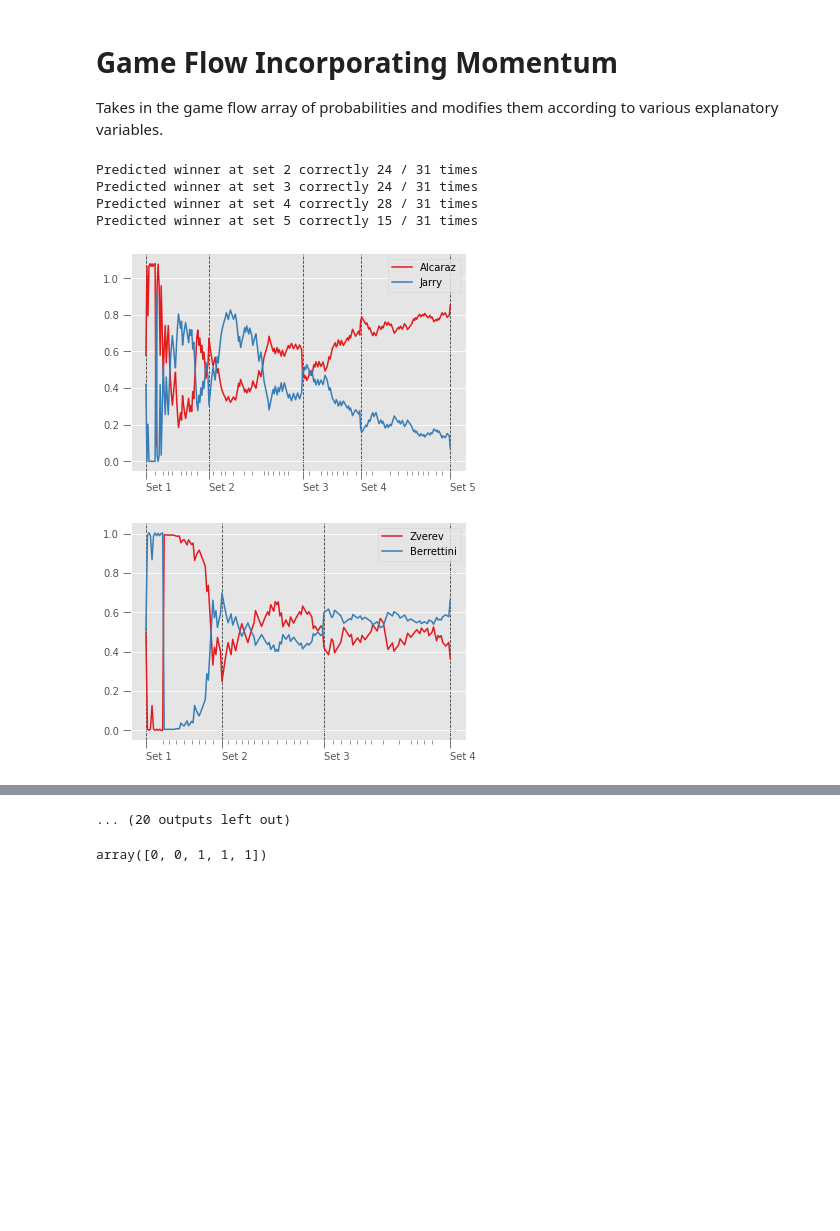
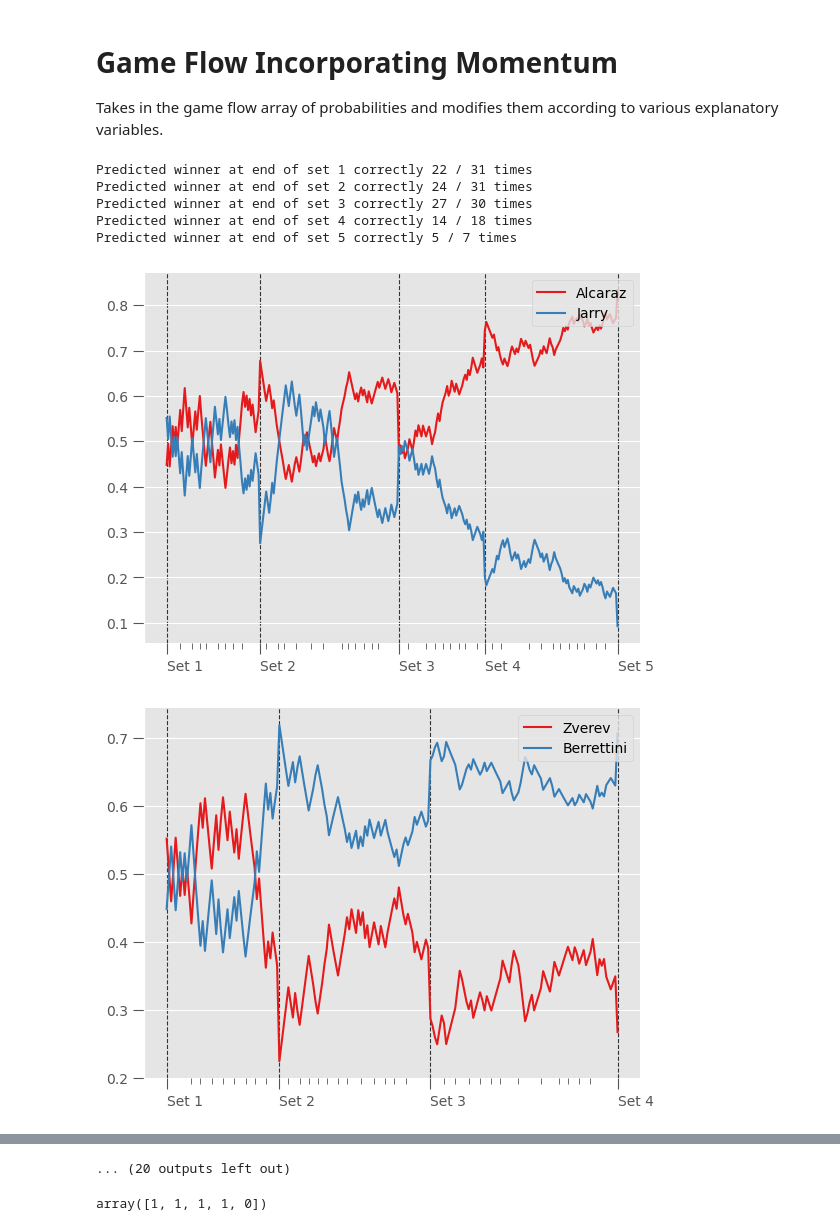
Before and after one commit to Alexkazmirchuk1/Tennis-Data-Analysis-Research, a Jupyter notebook: Test.ipynb, the cells around one changed output, grey strips where cells are left out. Cells and saved outputs as stored; diff of their text form; code cells hidden in the pictures; blank space fills up the shorter version.

```diff
--- a/Test.ipynb
+++ b/Test.ipynb
@@ -15,39 +16,50 @@ import dynamic_model1 as dm1
 # %%
 raw_data = tennis_data.load_2023()
 MATCHES_TO_EXAMINE = raw_data['match_id'].unique()
 
 set1_correct = set1_total = set2_correct = set2_total = set3_correct = set3_total = set4_correct = set4_total = 0
+
+set5_total = set5_correct = 0
 
 for MATCH_TO_EXAMINE in MATCHES_TO_EXAMINE:
     model = dm1.DynamicTennisModel(raw_data, MATCH_TO_EXAMINE)
     model.fit()
     model.graph_momentum()
     pred = model.prediction()
     result_array = model.evaluate_prediction(pred)
 
+    #print(pred)
+
     try:
-        set1_correct += result_array[0]
-        set1_total += 1
+        if not np.isnan(pred[0]):
+            set1_correct += result_array[0]
+            set1_total += 1
 
-        set2_correct += result_array[1]
-        set2_total += 1
-
-        set3_correct += result_array[2]
-        set3_total += 1
-
-        set4_correct += result_array[3]
-        set4_total += 1
+        if not np.isnan(pred[1]):
+            set2_correct += result_array[1]
+            set2_total += 1
+        if not np.isnan(pred[2]):
+            set3_correct += result_array[2]
+            set3_total += 1
+        if not np.isnan(pred[3]):
+            set4_correct += result_array[3]
+            set4_total += 1
+        if not np.isnan(pred[4]):
+            set5_correct += result_array[4]
+            set5_total += 1
     finally:
         continue
 
-print(f"Predicted winner at set 2 correctly {set1_correct} / {set1_total} times")
-print(f"Predicted winner at set 3 correctly {set2_correct} / {set2_total} times")
-print(f"Predicted winner at set 4 correctly {set3_correct} / {set3_total} times")
-print(f"Predicted winner at set 5 correctly {set4_correct} / {set4_total} times")
+print(f"Predicted winner at end of set 1 correctly {set1_correct} / {set1_total} times")
+print(f"Predicted winner at end of set 2 correctly {set2_correct} / {set2_total} times")
+print(f"Predicted winner at end of set 3 correctly {set3_correct} / {set3_total} times")
+print(f"Predicted winner at end of set 4 correctly {set4_correct} / {set4_total} times")
+print(f"Predicted winner at end of set 5 correctly {set5_correct} / {set5_total} times")
 # %% [output]
-Predicted winner at set 2 correctly 24 / 31 times
-Predicted winner at set 3 correctly 24 / 31 times
-Predicted winner at set 4 correctly 28 / 31 times
-Predicted winner at set 5 correctly 15 / 31 times
+Predicted winner at end of set 1 correctly 22 / 31 times
+Predicted winner at end of set 2 correctly 24 / 31 times
+Predicted winner at end of set 3 correctly 27 / 30 times
+Predicted winner at end of set 4 correctly 14 / 18 times
+Predicted winner at end of set 5 correctly 5 / 7 times
-[figure, old version]
+[figure, new version]
-[figure, old version]
+[figure, new version]
@@ -64,4 +76,4 @@ Predicted winner at set 5 correctly 15 / 31 times
 # %%
 result_array
 # %% [output]
-array([0, 0, 1, 1, 1])
+array([1, 1, 1, 1, 0])
```
Also changed, not shown: parts of 2 cells of this notebook, 3 other files.
